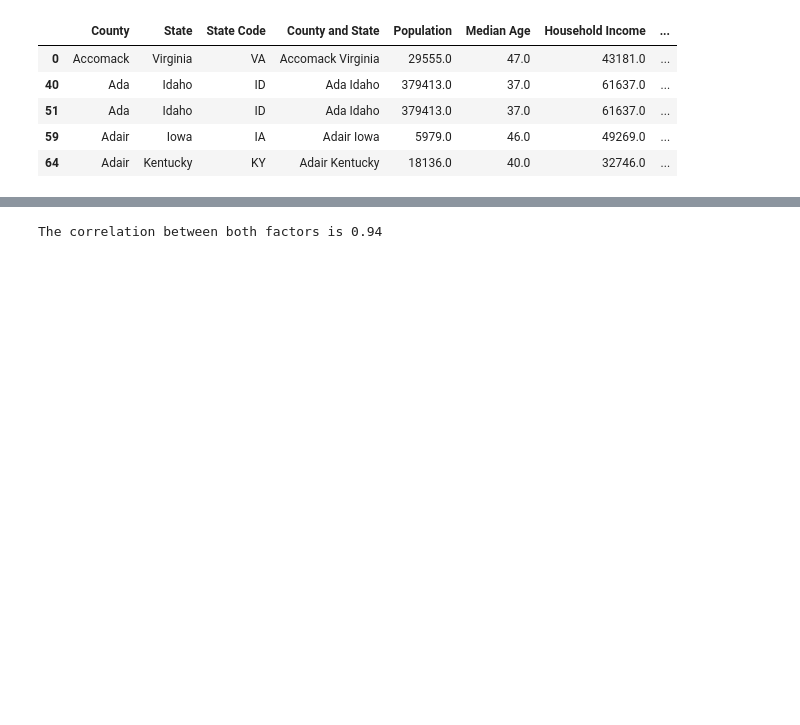
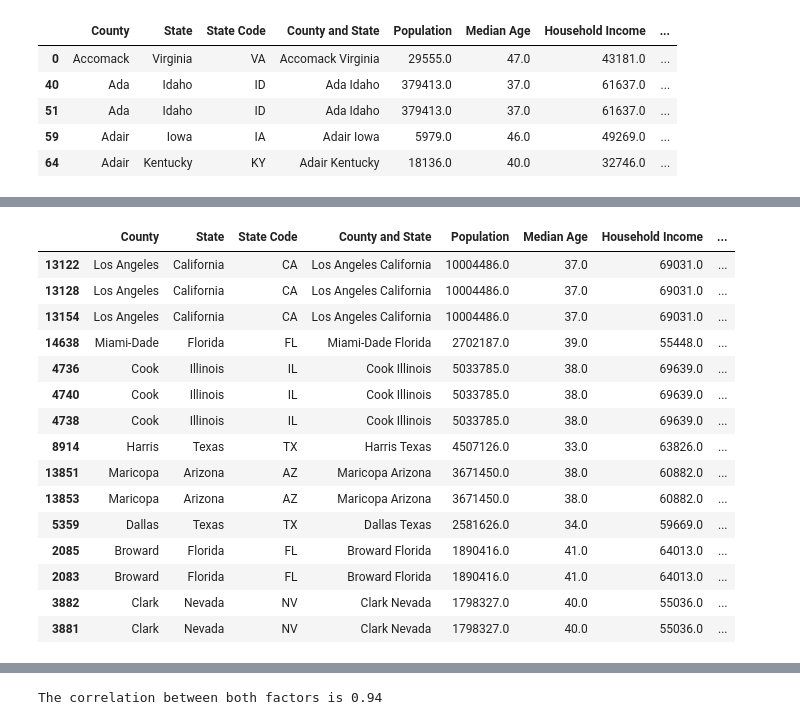
Before and after one commit to anand-sharan/project-work-one, a Jupyter notebook: PyCovid19/pycovid19.ipynb, the cells around one changed output, grey strips where cells are left out. Saved outputs shown, nothing was run; the diff lists cells and outputs as text; code cells hidden in the pictures; blank space fills up the shorter version.

```diff
--- a/PyCovid19/pycovid19.ipynb
+++ b/PyCovid19/pycovid19.ipynb
@@ -304,7 +304,7 @@ county_locations_df = pd.read_csv(zip_codes_states)
 county_locations_df.drop("zip_code", axis=1, inplace=True)
 county_locations_df.drop("city", axis=1, inplace=True)
 county_locations_df = county_locations_df.dropna(how='any')
-county_locations_df = county_locations_df.drop_duplicates()
+county_locations_df = county_locations_df.drop_duplicates(keep='first')
 county_locations_df.columns = ["Latitude", "Longitude", "State Code", "County"]
 county_locations_df.head()
 
@@ -540,7 +540,7 @@ complete_data_us_location_df["Longitude"] = complete_data_us_location_df["Longit
 #complete_data_us_state_df["Population"] = complete_data_us_state_df["Population"].map("{:,.0f}".format)
 
 
-complete_data_us_location_df= complete_data_us_location_df.drop_duplicates()
+complete_data_us_location_df= complete_data_us_location_df.drop_duplicates(keep='first')
 # Display to output
 complete_data_us_location_df.head()
 
@@ -577,3 +577,26 @@ fig.add_layer(cases_layer)
 fig
 # %% [output]
 [interactive output not drawn]
+# %%
+top_ten_counties_df = complete_data_us_location_df.sort_values(by="Cases", ascending = False).iloc[:15,:]
+
+#top_ten_counties_df = complete_data_us_location_df.drop_duplicates(keep='last')
+
+top_ten_counties_df
+# %% [output]
+|  | County | State | State Code | County and State | Population | Median Age | Household Income | ... |
+| 13122 | Los Angeles | California | CA | Los Angeles California | 10004486.0 | 37.0 | 69031.0 | ... |
+| 13128 | Los Angeles | California | CA | Los Angeles California | 10004486.0 | 37.0 | 69031.0 | ... |
+| 13154 | Los Angeles | California | CA | Los Angeles California | 10004486.0 | 37.0 | 69031.0 | ... |
+| 14638 | Miami-Dade | Florida | FL | Miami-Dade Florida | 2702187.0 | 39.0 | 55448.0 | ... |
+| 4736 | Cook | Illinois | IL | Cook Illinois | 5033785.0 | 38.0 | 69639.0 | ... |
+| 4740 | Cook | Illinois | IL | Cook Illinois | 5033785.0 | 38.0 | 69639.0 | ... |
+| 4738 | Cook | Illinois | IL | Cook Illinois | 5033785.0 | 38.0 | 69639.0 | ... |
+| 8914 | Harris | Texas | TX | Harris Texas | 4507126.0 | 33.0 | 63826.0 | ... |
+| 13851 | Maricopa | Arizona | AZ | Maricopa Arizona | 3671450.0 | 38.0 | 60882.0 | ... |
+| 13853 | Maricopa | Arizona | AZ | Maricopa Arizona | 3671450.0 | 38.0 | 60882.0 | ... |
+| 5359 | Dallas | Texas | TX | Dallas Texas | 2581626.0 | 34.0 | 59669.0 | ... |
+| 2085 | Broward | Florida | FL | Broward Florida | 1890416.0 | 41.0 | 64013.0 | ... |
+| 2083 | Broward | Florida | FL | Broward Florida | 1890416.0 | 41.0 | 64013.0 | ... |
+| 3882 | Clark | Nevada | NV | Clark Nevada | 1798327.0 | 40.0 | 55036.0 | ... |
+| 3881 | Clark | Nevada | NV | Clark Nevada | 1798327.0 | 40.0 | 55036.0 | ... |
```
Also changed, not shown: parts of 9 cells of this notebook, 8 other files.
